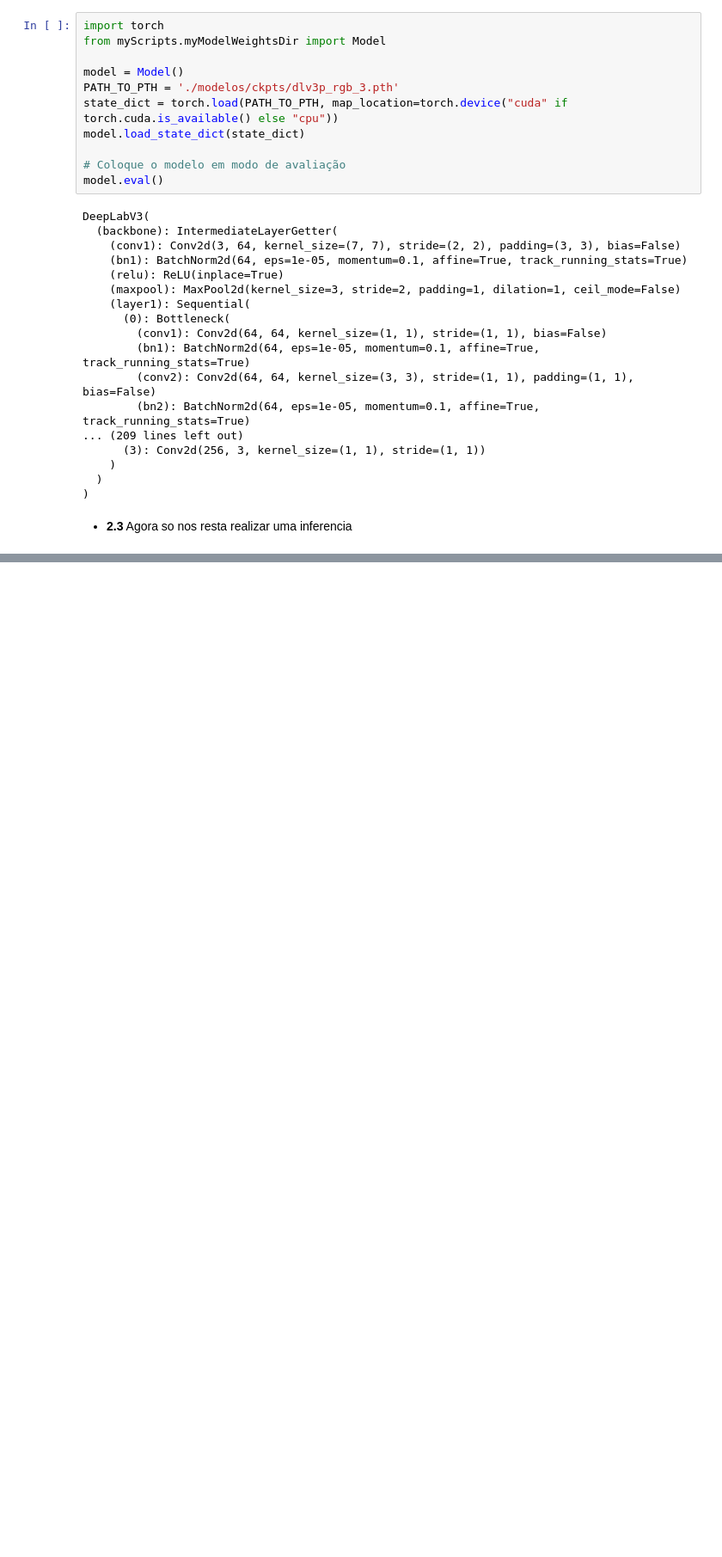
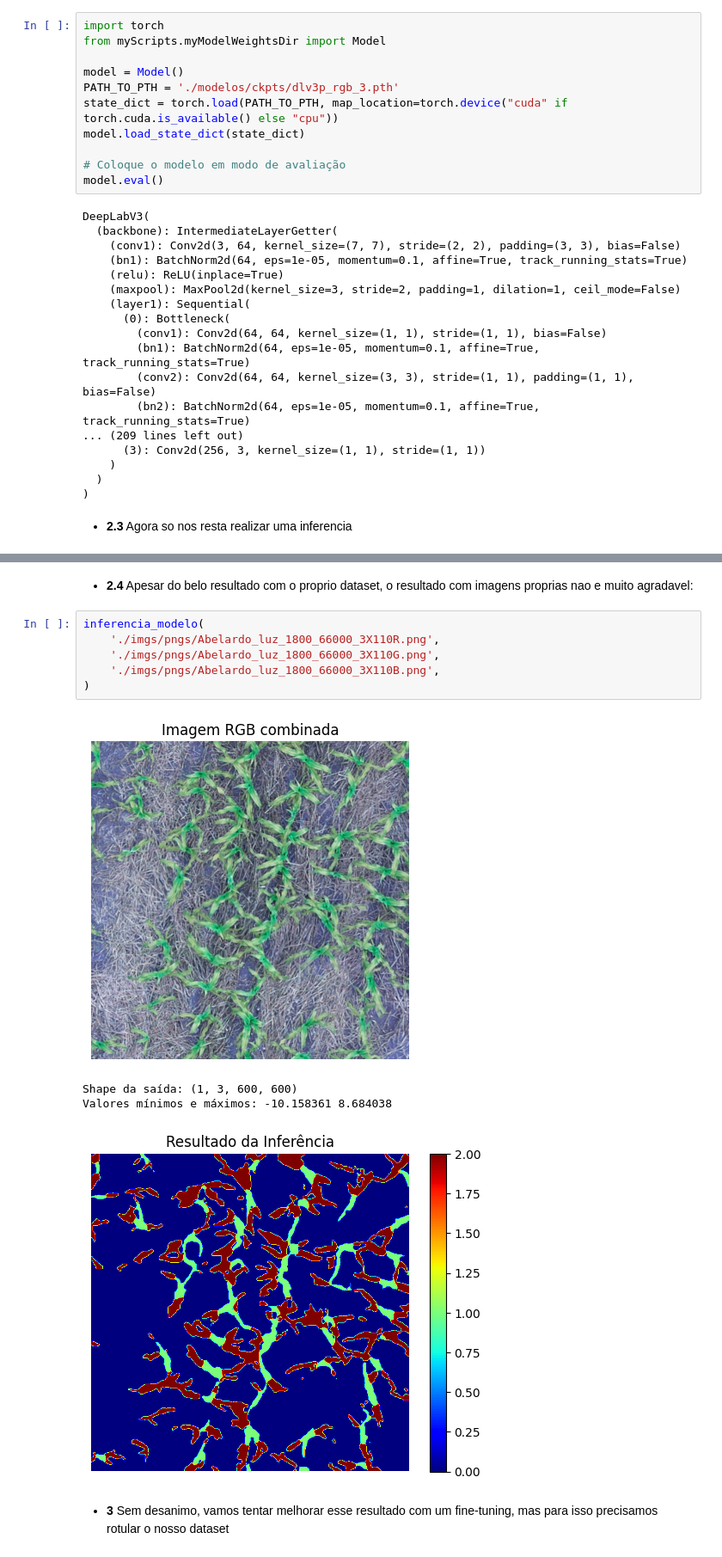
Before and after one commit to AngeloDev-New/IC_Milho_Acompanhamento, a Jupyter notebook: primeirosPassos.ipynb, the cells around one changed output, grey strips where cells are left out. Shown at 86% size. Cells and saved outputs as stored; diff of their text form; blank space fills up the shorter version.

Commit message:
Inferencia com dataset proprio realizada

```diff
--- a/primeirosPassos.ipynb
+++ b/primeirosPassos.ipynb
@@ -257,3 +255,18 @@ plt.show()
 Shape da saída: (1, 3, 600, 600)
 Valores mínimos e máximos: -12.390578 10.749633
 [figure]
+# %% [markdown]
+* **2.4** Apesar do belo resultado com o proprio dataset, o resultado com imagens proprias nao e muito agradavel:
+# %%
+inferencia_modelo(
+    './imgs/pngs/Abelardo_luz_1800_66000_3X110R.png',
+    './imgs/pngs/Abelardo_luz_1800_66000_3X110G.png',
+    './imgs/pngs/Abelardo_luz_1800_66000_3X110B.png',
+)
+# %% [output]
+[figure, added]
+Shape da saída: (1, 3, 600, 600)
+Valores mínimos e máximos: -10.158361 8.684038
+[figure, added]
+# %% [markdown]
+* **3** Sem desanimo, vamos tentar melhorar esse resultado com um fine-tuning, mas para isso precisamos rotular o nosso dataset
```
Also changed, not shown: parts of 1 cell of this notebook.
